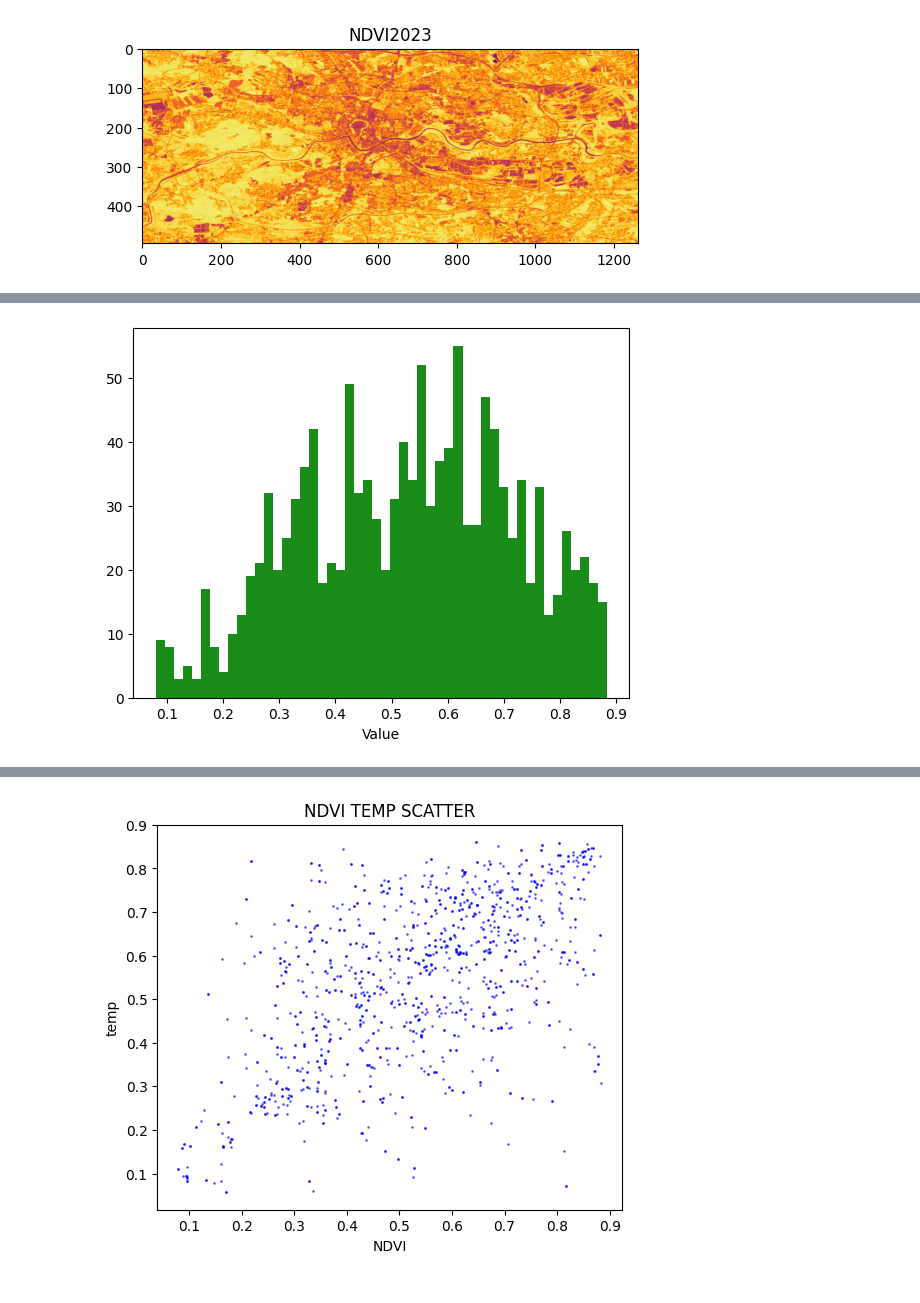
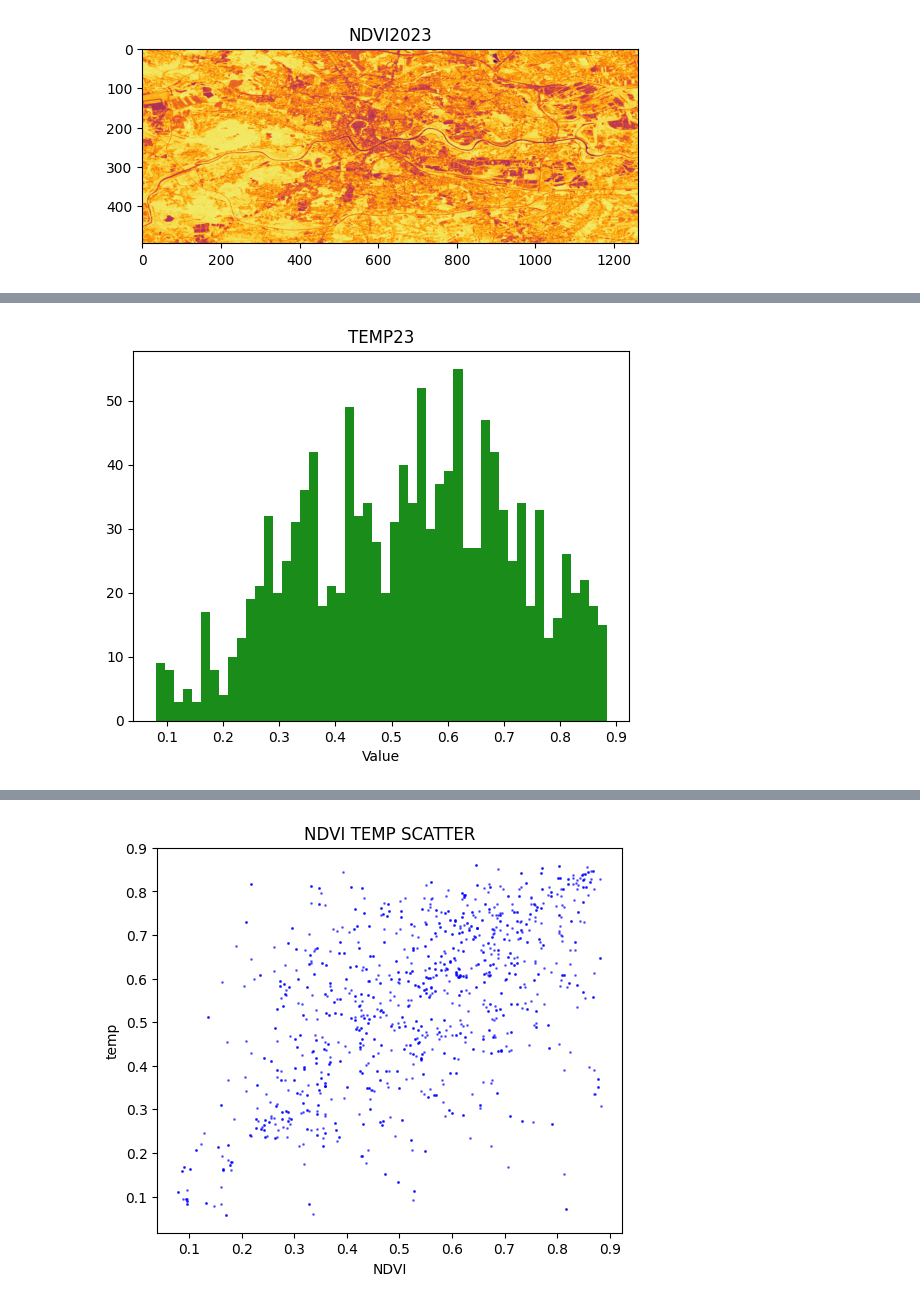
Before and after one commit to MilyM/exam25_rsgis, a Jupyter notebook: Milosz_Cygan/task1.ipynb, the cells around one changed output, grey strips where cells are left out. Drawn from its saved outputs; the diff is of its cells as text; code cells hidden in the pictures.

```diff
--- a/Milosz_Cygan/task1.ipynb
+++ b/Milosz_Cygan/task1.ipynb
@@ -49,7 +53,7 @@ def histogram(data, title, bins=50):
     plt.title(title)
     plt.show()
 # %%
-histogram(img[0])
+histogram(img[0], 'TEMP23')
 # %% [output]
-[figure, old version]
+[figure, new version]
 # %%
```
Also changed, not shown: parts of 6 cells of this notebook, 2 other files.
